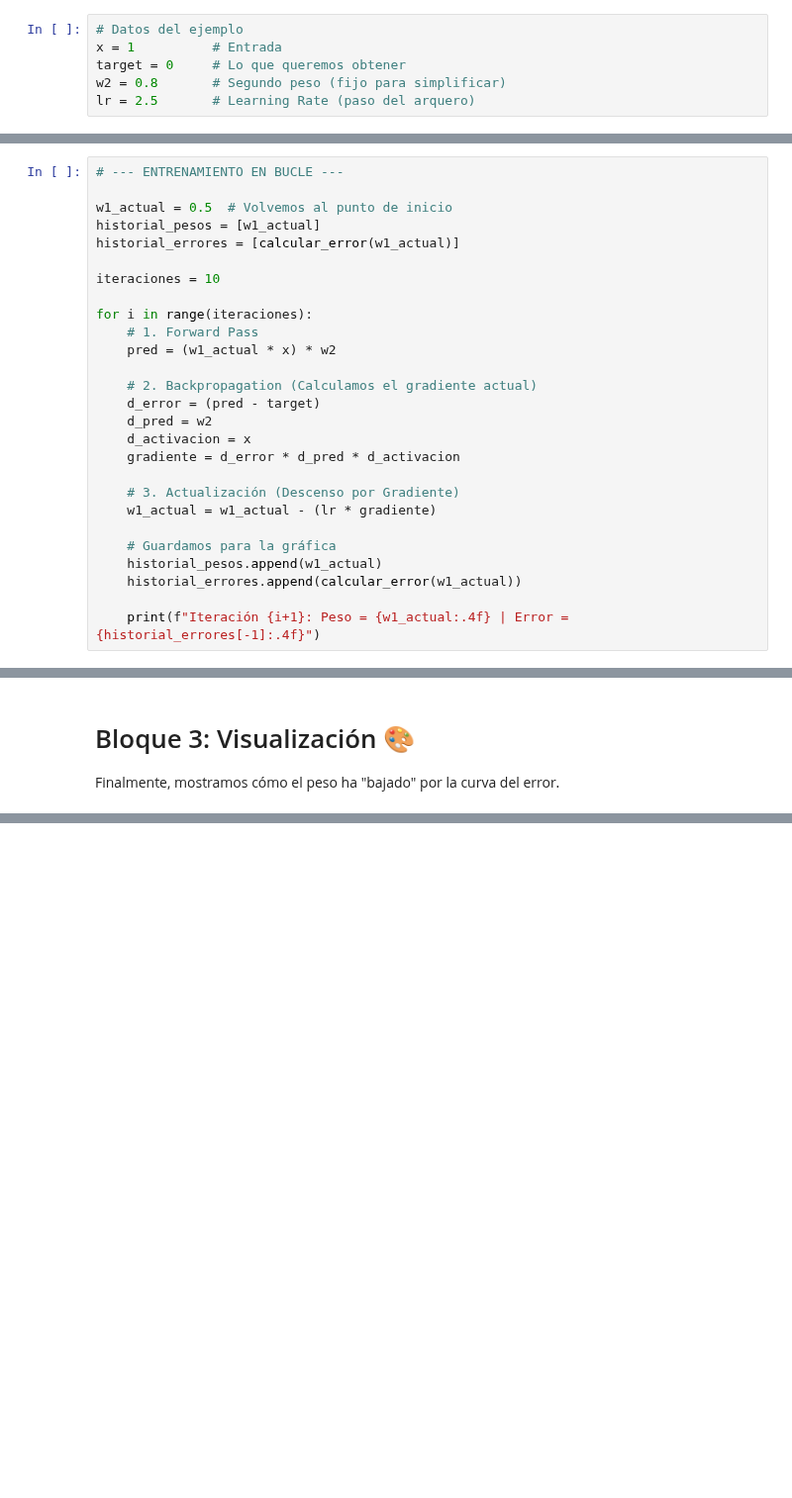
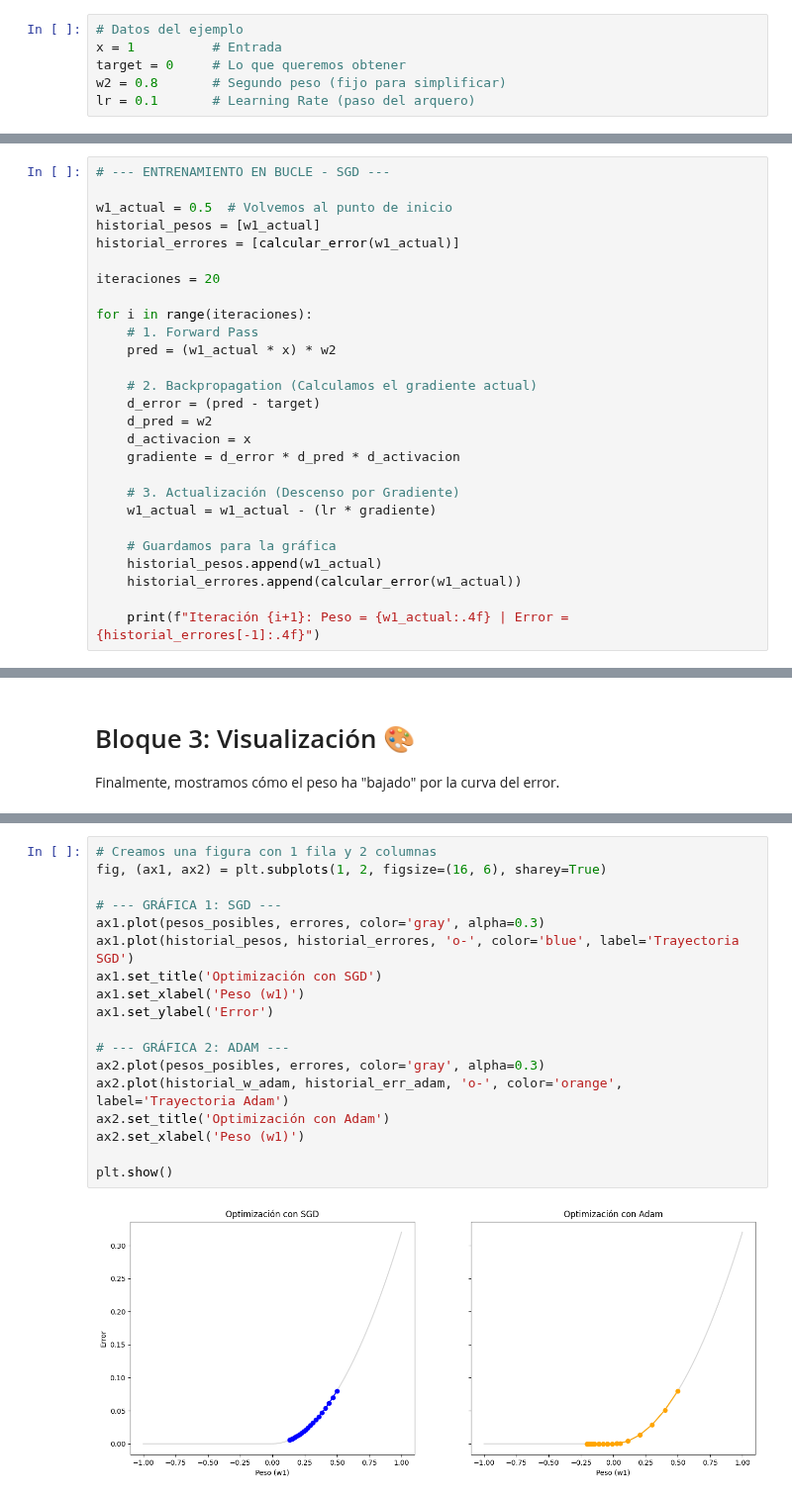
Before and after one commit to acamarac02/DevTacora, a Jupyter notebook: docs/01_pia_2526/ut4_deep_learning/0-colab/demo_descenso_gradiente.ipynb, the cells around one changed output, grey strips where cells are left out. Shown at 99% size. Cells and saved outputs as stored; diff of their text form; blank space fills up the shorter version.

```diff
--- a/docs/01_pia_2526/ut4_deep_learning/0-colab/demo_descenso_gradiente.ipynb
+++ b/docs/01_pia_2526/ut4_deep_learning/0-colab/demo_descenso_gradiente.ipynb
@@ -14,7 +14,7 @@ import matplotlib.pyplot as plt
 x = 1          # Entrada
 target = 0     # Lo que queremos obtener
 w2 = 0.8       # Segundo peso (fijo para simplificar)
-lr = 2.5       # Learning Rate (paso del arquero)
+lr = 0.1       # Learning Rate (paso del arquero)
 # %%
 # Función para calcular el error según el peso w1
 def calcular_error(w1):
@@ -33,13 +33,13 @@ errores = [calcular_error(w) for w in pesos_posibles]
 
 Aquí es donde ocurre la magia. Calculamos la "pendiente" del terreno en el punto donde está nuestro peso actual ($w_1 = 0.5$) y lo que sucede en las siguientes iteraciones.
 # %%
-# --- ENTRENAMIENTO EN BUCLE ---
+# --- ENTRENAMIENTO EN BUCLE - SGD ---
 
 w1_actual = 0.5  # Volvemos al punto de inicio
 historial_pesos = [w1_actual]
 historial_errores = [calcular_error(w1_actual)]
 
-iteraciones = 10
+iteraciones = 20
 
 for i in range(iteraciones):
     # 1. Forward Pass
@@ -103,0 +143,20 @@ plt.show()
+# %%
+# Creamos una figura con 1 fila y 2 columnas
+fig, (ax1, ax2) = plt.subplots(1, 2, figsize=(16, 6), sharey=True)
+
+# --- GRÁFICA 1: SGD ---
+ax1.plot(pesos_posibles, errores, color='gray', alpha=0.3)
+ax1.plot(historial_pesos, historial_errores, 'o-', color='blue', label='Trayectoria SGD')
+ax1.set_title('Optimización con SGD')
+ax1.set_xlabel('Peso (w1)')
+ax1.set_ylabel('Error')
+
+# --- GRÁFICA 2: ADAM ---
+ax2.plot(pesos_posibles, errores, color='gray', alpha=0.3)
+ax2.plot(historial_w_adam, historial_err_adam, 'o-', color='orange', label='Trayectoria Adam')
+ax2.set_title('Optimización con Adam')
+ax2.set_xlabel('Peso (w1)')
+
+plt.show()
+# %% [output]
+[figure, added]
```
Also changed, not shown: parts of 3 cells of this notebook, 6 other files.
